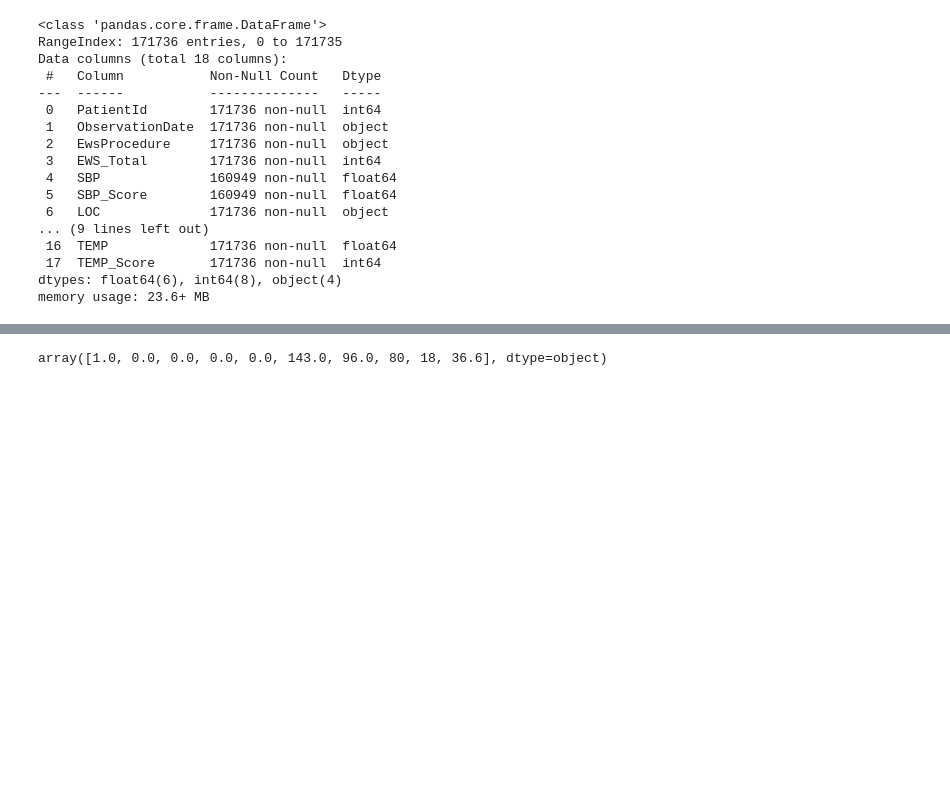
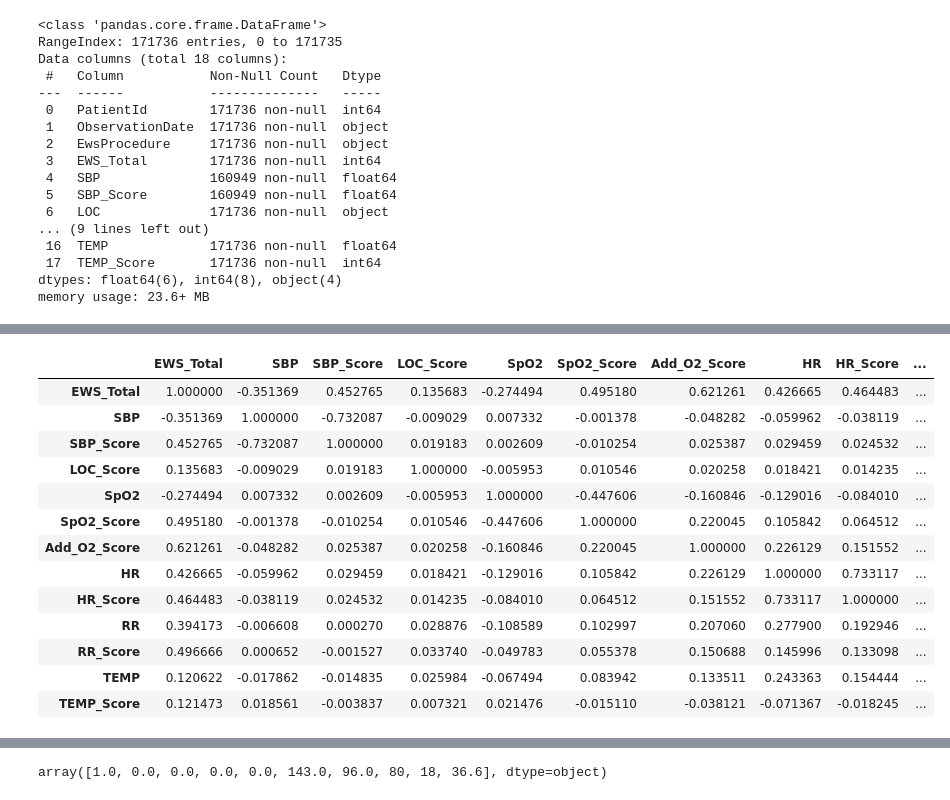
Before and after one commit to Idreesqbal/EWS, a Jupyter notebook: EWS.ipynb, the cells around one changed output, grey strips where cells are left out. Saved outputs shown, nothing was run; the diff lists cells and outputs as text; code cells hidden in the pictures; blank space fills up the shorter version.

```diff
--- a/EWS.ipynb
+++ b/EWS.ipynb
@@ -42,3 +212,20 @@ array(['ALERT', 'UNRESPONSIVE', 'NEW_CONFUSION', 'VOICE', 'PAIN'],
+# %%
+df.corr()
+# %% [output]
+|  | EWS_Total | SBP | SBP_Score | LOC_Score | SpO2 | SpO2_Score | Add_O2_Score | HR | HR_Score | ... |
+| EWS_Total | 1.000000 | -0.351369 | 0.452765 | 0.135683 | -0.274494 | 0.495180 | 0.621261 | 0.426665 | 0.464483 | ... |
+| SBP | -0.351369 | 1.000000 | -0.732087 | -0.009029 | 0.007332 | -0.001378 | -0.048282 | -0.059962 | -0.038119 | ... |
+| SBP_Score | 0.452765 | -0.732087 | 1.000000 | 0.019183 | 0.002609 | -0.010254 | 0.025387 | 0.029459 | 0.024532 | ... |
+| LOC_Score | 0.135683 | -0.009029 | 0.019183 | 1.000000 | -0.005953 | 0.010546 | 0.020258 | 0.018421 | 0.014235 | ... |
+| SpO2 | -0.274494 | 0.007332 | 0.002609 | -0.005953 | 1.000000 | -0.447606 | -0.160846 | -0.129016 | -0.084010 | ... |
+| SpO2_Score | 0.495180 | -0.001378 | -0.010254 | 0.010546 | -0.447606 | 1.000000 | 0.220045 | 0.105842 | 0.064512 | ... |
+| Add_O2_Score | 0.621261 | -0.048282 | 0.025387 | 0.020258 | -0.160846 | 0.220045 | 1.000000 | 0.226129 | 0.151552 | ... |
+| HR | 0.426665 | -0.059962 | 0.029459 | 0.018421 | -0.129016 | 0.105842 | 0.226129 | 1.000000 | 0.733117 | ... |
+| HR_Score | 0.464483 | -0.038119 | 0.024532 | 0.014235 | -0.084010 | 0.064512 | 0.151552 | 0.733117 | 1.000000 | ... |
+| RR | 0.394173 | -0.006608 | 0.000270 | 0.028876 | -0.108589 | 0.102997 | 0.207060 | 0.277900 | 0.192946 | ... |
+| RR_Score | 0.496666 | 0.000652 | -0.001527 | 0.033740 | -0.049783 | 0.055378 | 0.150688 | 0.145996 | 0.133098 | ... |
+| TEMP | 0.120622 | -0.017862 | -0.014835 | 0.025984 | -0.067494 | 0.083942 | 0.133511 | 0.243363 | 0.154444 | ... |
+| TEMP_Score | 0.121473 | 0.018561 | -0.003837 | 0.007321 | 0.021476 | -0.015110 | -0.038121 | -0.071367 | -0.018245 | ... |
 # %%
 df.isnull().sum()
 # %% [output]
```
Also changed, not shown: parts of 35 cells of this notebook.
